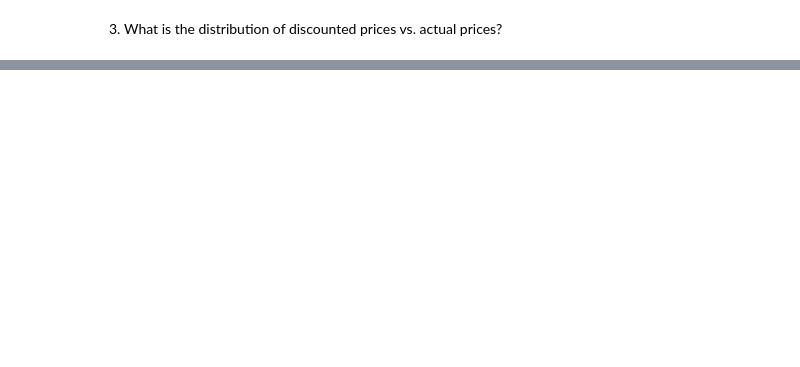
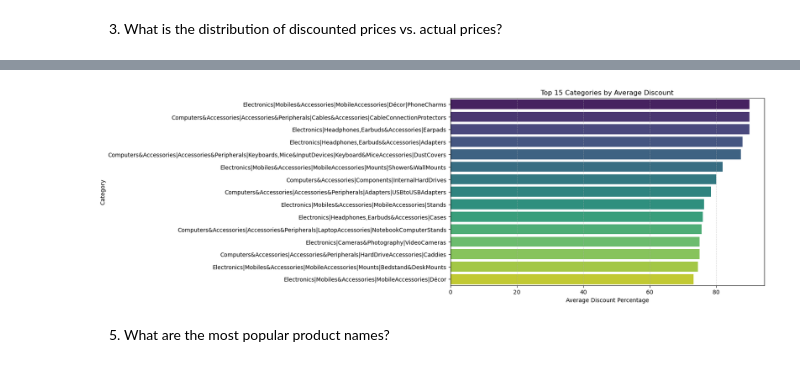
Before and after one commit to sumanshaw9/EDA, a Jupyter notebook: Assignment/Amazon Sales Data/Amazon_Sales_Data.ipynb, the cells around one changed output, grey strips where cells are left out. Cells and saved outputs as stored; diff of their text form; code cells hidden in the pictures; blank space fills up the shorter version.

```diff
--- a/Assignment/Amazon Sales Data/Amazon_Sales_Data.ipynb
+++ b/Assignment/Amazon Sales Data/Amazon_Sales_Data.ipynb
@@ -60,0 +82,3 @@ df.duplicated().sum()
+# %%
+df_clean = df.dropna(subset=['category', 'rating'])
+df_clean.head(1)
@@ -84,0 +136,20 @@ plt.show()
+# %%
+# Step 1:Remove non-numeric characters (e.g., ₹, commas, etc.)
+df_clean['actual_price'] = df_clean['actual_price'].astype(str).str.replace(r'[^\d.]', '', regex=True)
+df_clean['discounted_price'] = df_clean['discounted_price'].astype(str).str.replace(r'[^\d.]', '', regex=True)
+
+# Step 2:Convert to float
+df_clean['actual_price'] = pd.to_numeric(df_clean['actual_price'], errors='coerce')
+df_clean['discounted_price'] = pd.to_numeric(df_clean['discounted_price'], errors='coerce')
+
+# Step 3:Preview
+print(df_clean[['actual_price', 'discounted_price']].head())
+plt.figure(figsize=(10,5))
+sns.kdeplot(df_clean['actual_price'].dropna(), alpha=0.6, label='Actual Price')
+sns.kdeplot(df_clean['discounted_price'].dropna(), alpha=0.6, label='Discounted Price')
+plt.legend()
+plt.title('Distribution: Discounted Price vs Actual Price')
+plt.xlabel('Price')
+plt.xlim(0, 10000)
+plt.ylabel('Frequency')
+plt.show()
@@ -84,0 +166,3 @@ plt.show()
+# %%
+df_clean['discount_percentage'] = df_clean['discount_percentage'].astype(str).str.replace(r'[^\d.]', '', regex=True)
+df_clean['discount_percentage']
@@ -84,0 +182,5 @@ plt.show()
+# %%
+df_clean['discount_percentage'] = pd.to_numeric(df_clean['discount_percentage'], errors='coerce')
+
+avg_discount = df_clean.groupby('category')['discount_percentage'].mean().sort_values(ascending=False)
+print(avg_discount)
@@ -84,0 +201,15 @@ plt.show()
+# %%
+#Top 15 categories with highest average discount
+top_discounted = avg_discount.head(15)
+
+plt.figure(figsize=(10, 6))
+sns.barplot(x=top_discounted.values, y=top_discounted.index, palette='viridis')
+plt.title("Top 15 Categories by Average Discount")
+plt.xlabel("Average Discount Percentage")
+plt.ylabel("Category")
+plt.grid(True, axis='x', linestyle='--', alpha=0.5)
+plt.show()
+# %% [output]
+[figure, added]
+# %% [markdown]
+5. What are the most popular product names?
```
Also changed, not shown: parts of 34 cells of this notebook.
